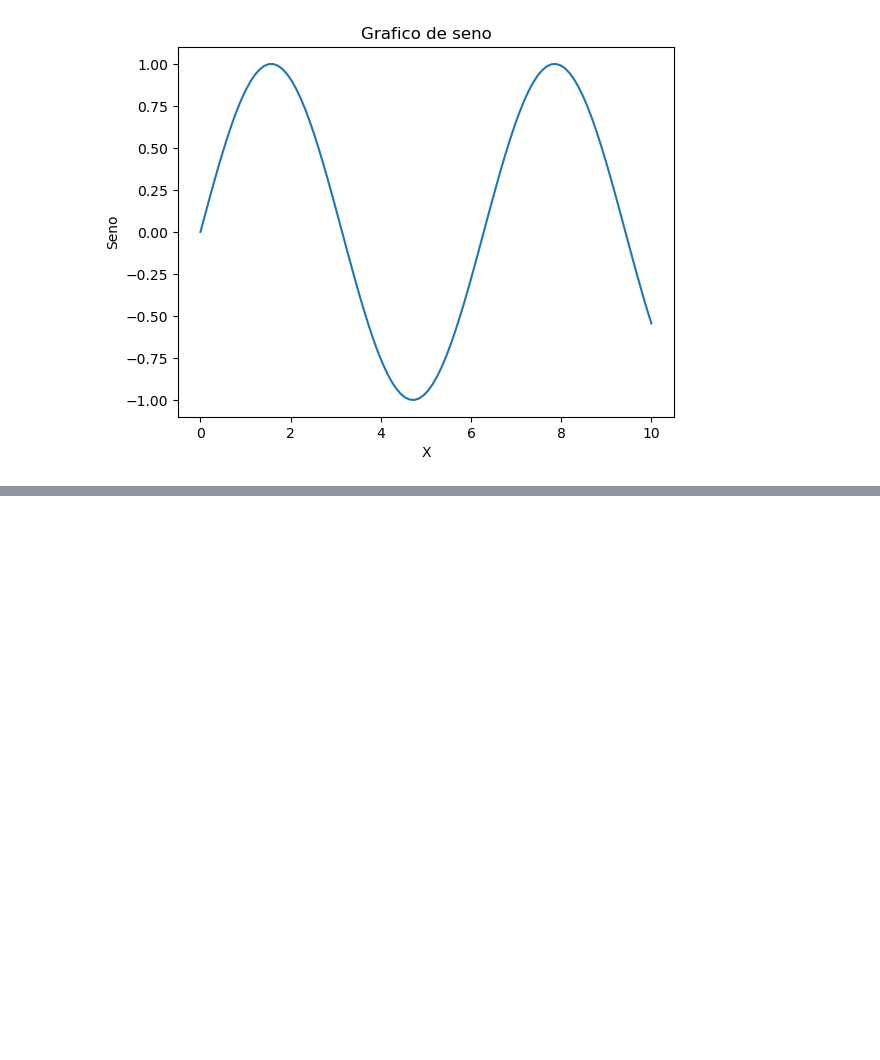
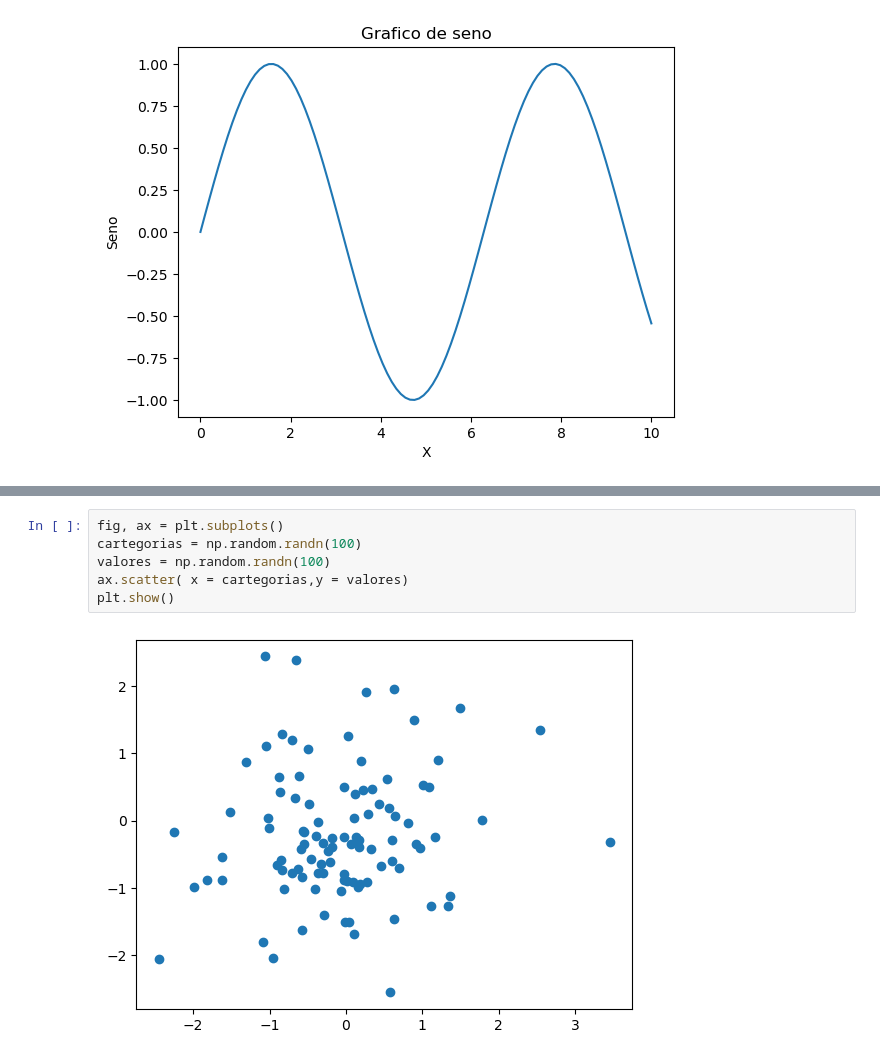
Before and after one commit to Jarez25/data_science, a Jupyter notebook: class2.ipynb, the cells around one changed output, grey strips where cells are left out. Saved outputs shown, nothing was run; the diff lists cells and outputs as text; blank space fills up the shorter version.

```diff
--- a/class2.ipynb
+++ b/class2.ipynb
@@ -17,0 +37,8 @@ plt.show()
+# %%
+fig, ax = plt.subplots()
+cartegorias = np.random.randn(100)
+valores = np.random.randn(100)
+ax.scatter( x = cartegorias,y = valores)
+plt.show()
+# %% [output]
+[figure, added]
```
Also changed, not shown: parts of 2 cells of this notebook, 1 other file.
